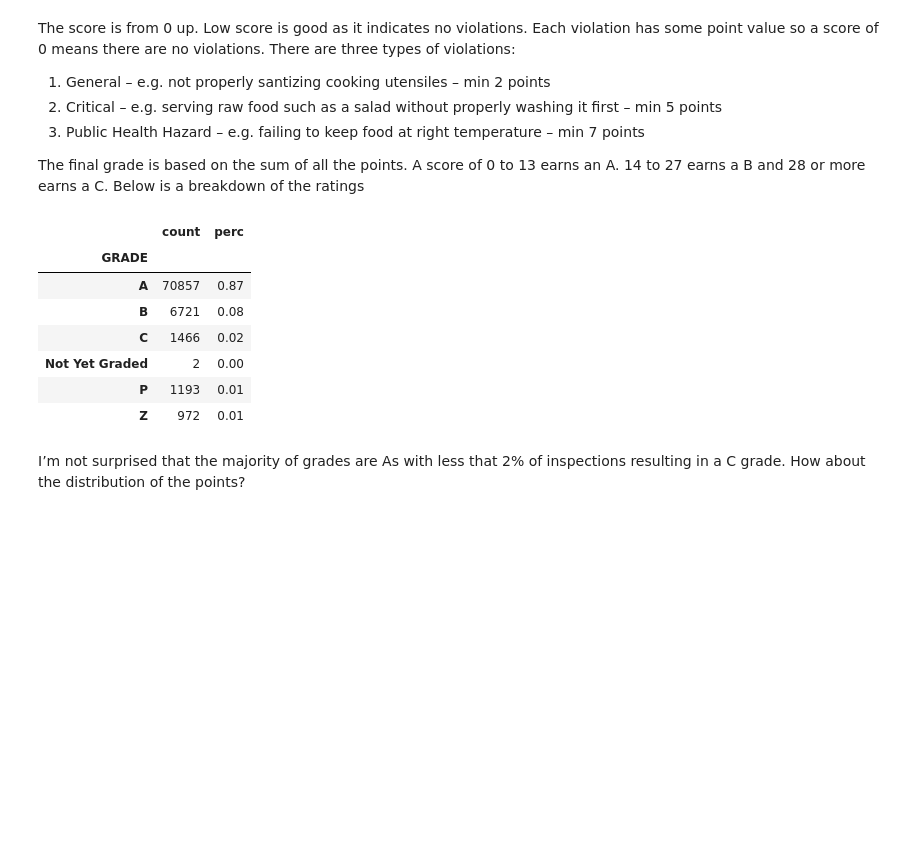
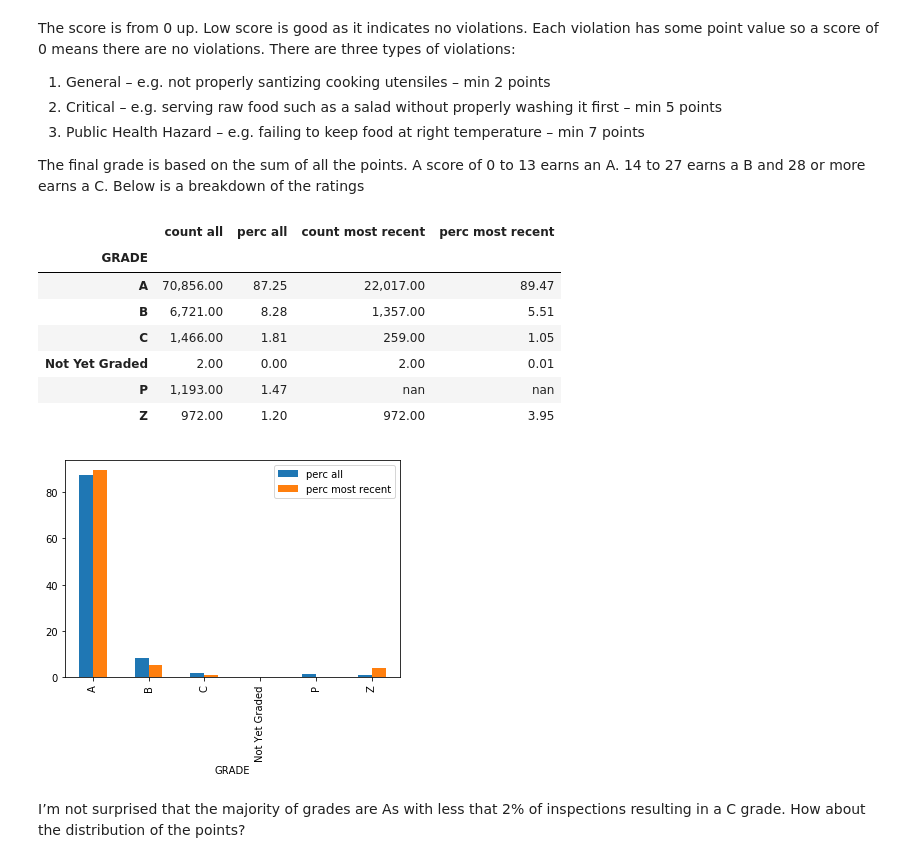
Before and after one commit to breeko/nyc_restaurants, a Jupyter notebook: nyc_restaurants.ipynb, the cells around one changed output. Saved outputs shown, nothing was run; the diff lists cells and outputs as text; code cells hidden in the pictures; blank space fills up the shorter version.

```diff
--- a/nyc_restaurants.ipynb
+++ b/nyc_restaurants.ipynb
@@ -56,19 +62,27 @@ The score is from 0 up. Low score is good as it indicates no violations. Each vi
 3.	Public Health Hazard – e.g. failing to keep food at right temperature – min 7 points
 
 The final grade is based on the sum of all the points. A score of 0 to 13 earns an A. 14 to 27 earns a B and 28 or more earns a C. Below is a breakdown of the ratings
-# %%
-gb = df.groupby("GRADE").GRADE.agg(["count"])
-gb["perc"] = gb / gb.sum()
-gb
-# %% [output]
-|  | count | perc |
-| GRADE |  |  |
-| A | 70857 | 0.87 |
-| B | 6721 | 0.08 |
-| C | 1466 | 0.02 |
-| Not Yet Graded | 2 | 0.00 |
-| P | 1193 | 0.01 |
-| Z | 972 | 0.01 |
+# %%
+gb_all = df.groupby("GRADE").GRADE.agg(["count"])
+gb_all["perc"] = gb_all / gb_all.sum() * 100
+
+gb_recent = df.drop_duplicates("KEY").groupby("GRADE").GRADE.agg(["count"])
+gb_recent["perc"] = gb_recent / gb_recent.sum() * 100
+
+gb_all = gb_all.join(gb_recent,lsuffix=" all", rsuffix=" most recent")#
+
+gb_all[["perc all", "perc most recent"]].plot(kind="bar")
+gb_all.style.format("{:,.2f}")
+# %% [output]
+|  | count all | perc all | count most recent | perc most recent |
+| GRADE |  |  |  |  |
+| A | 70,856.00 | 87.25 | 22,017.00 | 89.47 |
+| B | 6,721.00 | 8.28 | 1,357.00 | 5.51 |
+| C | 1,466.00 | 1.81 | 259.00 | 1.05 |
+| Not Yet Graded | 2.00 | 0.00 | 2.00 | 0.01 |
+| P | 1,193.00 | 1.47 | nan | nan |
+| Z | 972.00 | 1.20 | 972.00 | 3.95 |
+[figure, added]
 # %% [markdown]
 I’m not surprised that the majority of grades are As with less that 2% of inspections resulting in a C grade. How about the distribution of the points?
 # %%
```
Also changed, not shown: parts of 40 cells of this notebook.
